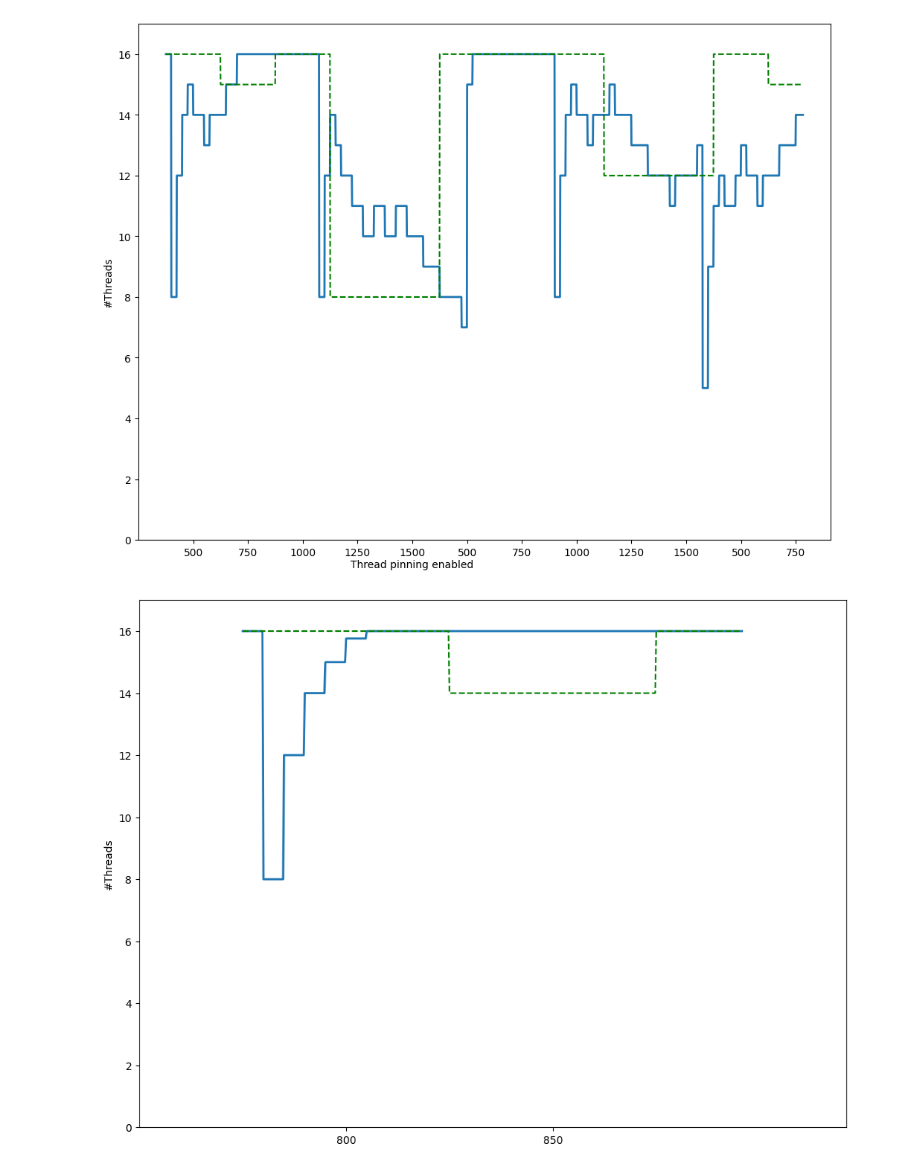
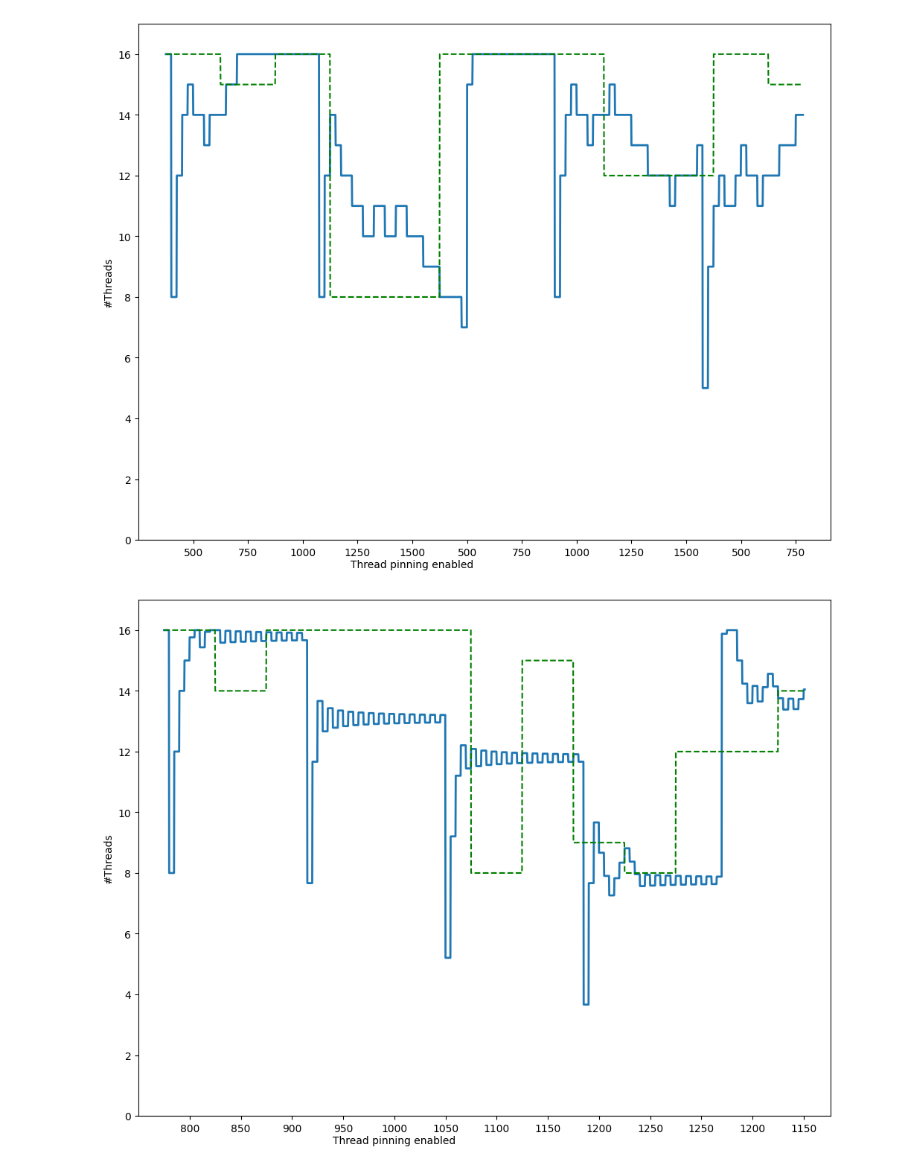
Before and after one commit to JordyAaldering/ecodynamic, a Jupyter notebook: adapt.ipynb, the cells around one changed output. Saved outputs shown, nothing was run; the diff lists cells and outputs as text; code cells hidden in the pictures.

Commit message:
num threads as fp

```diff
--- a/adapt.ipynb
+++ b/adapt.ipynb
@@ -61,26 +42,29 @@ plt.show()
 # %% [output]
 [figure]
 # %%
+slow = pd.read_csv('data/adapt_slow.csv')
+slow['optimum'] = slow.apply(lambda x: optimum[(x['size'], x['pin'])], axis=1)
+
 fig = plt.figure(figsize=(12,9))
 fig.tight_layout()
 
 x = slow.index
 
 ax = sns.lineplot(x=x, y=slow['threads'], linewidth=2)
 sns.lineplot(x=x, y=slow['optimum'], color='g', linestyle='--', ax=ax)
 
 xticks = list(range(100, len(slow), 200))
 xlabels = [f'{'' if i % 2 == 0 else ''}{slow['size'][x]}' for i, x in enumerate(xticks)]
-#xlabels[4] += '\nThread pinning enabled'
+xlabels[4] += '\nThread pinning enabled'
 #xlabels[14] += '\nThread pinning disabled'
 ax.set_xticks(xticks, labels=xlabels)
 
 ax.set_xlabel('')
 ax.set_ylabel('#Threads')
 ax.set_xlim((-100,len(slow)+100))
 ax.set_ylim((0,17))
 
 fig.savefig('images/adapt_slow.png', bbox_inches='tight')
 plt.show()
 # %% [output]
-[figure, old version]
+[figure, new version]
```
Also changed, not shown: parts of 2 cells of this notebook, 3 other files.
